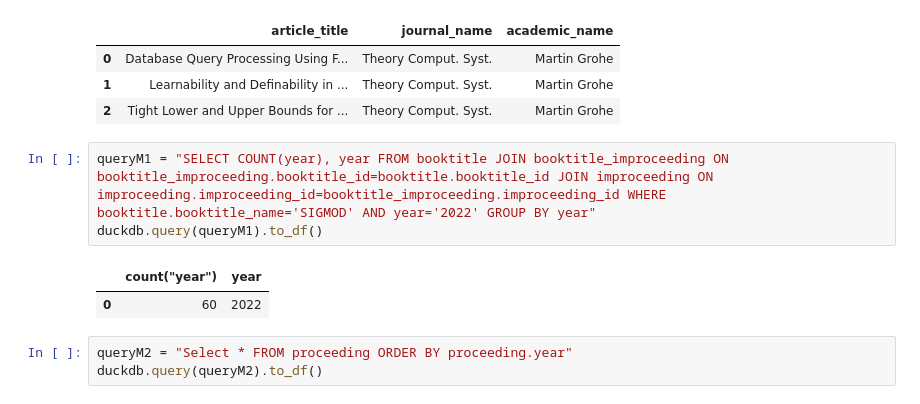
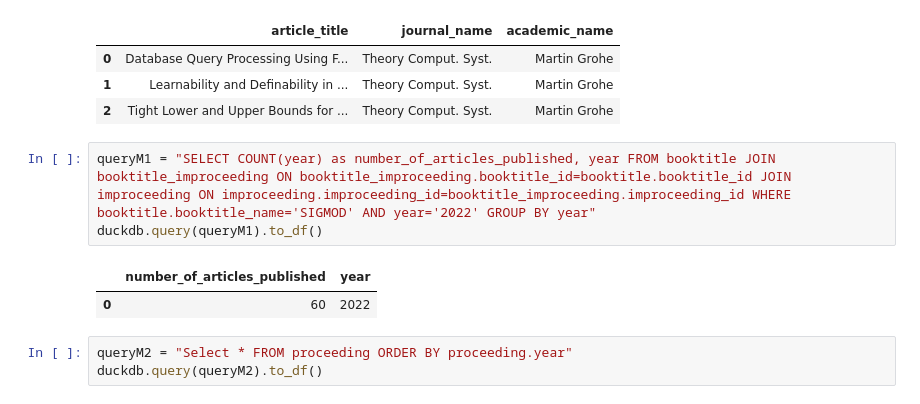
Before and after one commit to OGnTn/daos_project, a Jupyter notebook: duck_queries.ipynb, the cells around one changed output. Cells and saved outputs as stored; diff of their text form.

Commit message:
QueryM1 changing name of table (simple visual change)

```diff
--- a/duck_queries.ipynb
+++ b/duck_queries.ipynb
@@ -82,10 +82,10 @@ duckdb.query(queryE2_1).to_df()
 | 1 | Learnability and Definability in ... | Theory Comput. Syst. | Martin Grohe |
 | 2 | Tight Lower and Upper Bounds for ... | Theory Comput. Syst. | Martin Grohe |
 # %%
-queryM1 = "SELECT COUNT(year), year FROM booktitle JOIN booktitle_improceeding ON booktitle_improceeding.booktitle_id=booktitle.booktitle_id JOIN improceeding ON improceeding.improceeding_id=booktitle_improceeding.improceeding_id WHERE booktitle.booktitle_name='SIGMOD' AND year='2022' GROUP BY year"
+queryM1 = "SELECT COUNT(year) as number_of_articles_published, year FROM booktitle JOIN booktitle_improceeding ON booktitle_improceeding.booktitle_id=booktitle.booktitle_id JOIN improceeding ON improceeding.improceeding_id=booktitle_improceeding.improceeding_id WHERE booktitle.booktitle_name='SIGMOD' AND year='2022' GROUP BY year"
 duckdb.query(queryM1).to_df()
 # %% [output]
-|  | count("year") | year |
+|  | number_of_articles_published | year |
 | 0 | 60 | 2022 |
 # %%
 queryM2 = "Select * FROM proceeding ORDER BY proceeding.year"
```
